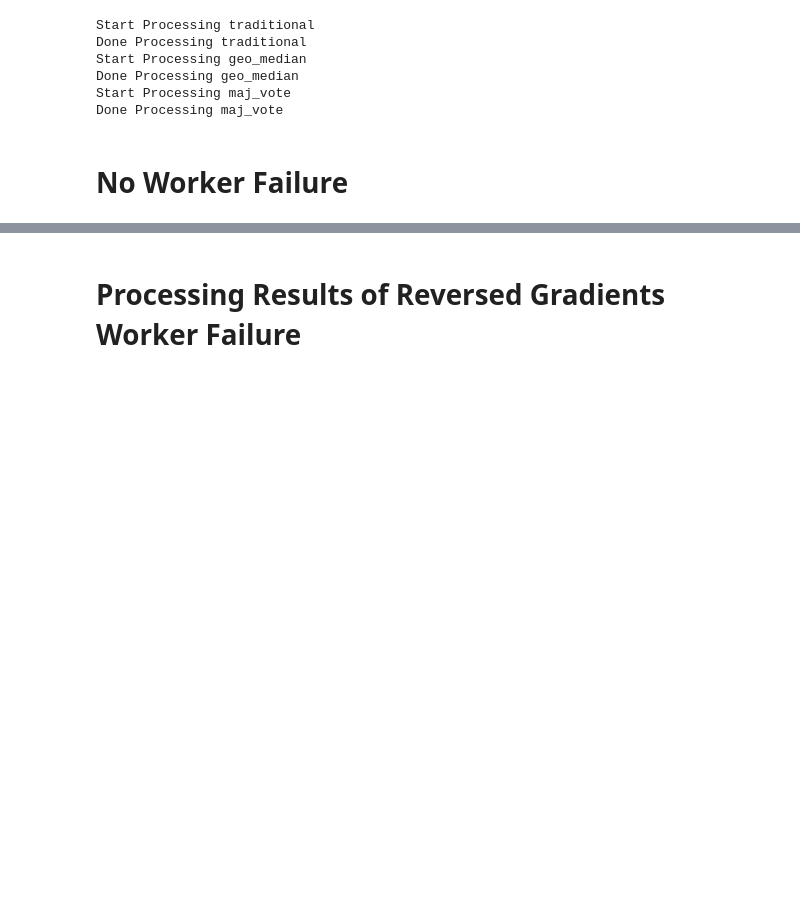
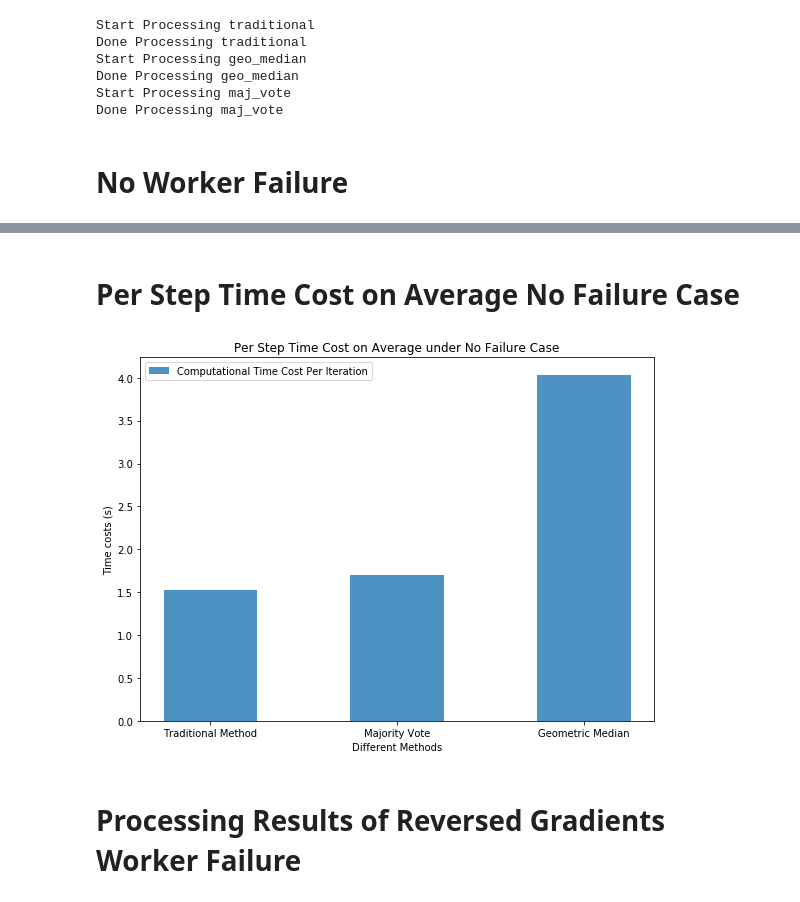
Before and after one commit to hwang595/Draco, a Jupyter notebook: analysis/Full_Initial_Experiment.ipynb, the cells around one changed output, grey strips where cells are left out. Cells and saved outputs as stored; diff of their text form; code cells hidden in the pictures; blank space fills up the shorter version.

```diff
--- a/analysis/Full_Initial_Experiment.ipynb
+++ b/analysis/Full_Initial_Experiment.ipynb
@@ -111,3 +113,32 @@ Total Time Cost of Geometric Median Method: 40353.6963073
+# %% [markdown]
+# Per Step Time Cost on Average No Failure Case
+# %%
+# parse time costs
+from math import log
+n_groups = 3
+
+fig, ax = plt.subplots()
+
+index = np.arange(n_groups)
+bar_width = 0.5
+opacity = 0.8
+
+error_config = {'ecolor': '0.3'}
+rects1 = plt.bar(index+bar_width/2, [time_lines[0][-1]/1e4,time_lines[2][-1]/1e4, time_lines[1][-1]/1e4], bar_width,
+                 alpha=opacity,
+                 label='Computational Time Cost Per Iteration')
+
+plt.xlabel('Different Methods')
+plt.ylabel('Time costs (s)')
+plt.title('Per Step Time Cost on Average under No Failure Case')
+plt.xticks(index + bar_width / 2, ('Traditional Method','Majority Vote','Geometric Median'))
+plt.legend()
+
+plt.tight_layout()
+plt.savefig("no_failure_time_costs.jpg", dpi=600)
+plt.show()
+# %% [output]
+[figure, added]
 # %% [markdown]
 # Processing Results of Reversed Gradients Worker Failure
 # %%
```
Also changed, not shown: parts of 12 cells of this notebook.
